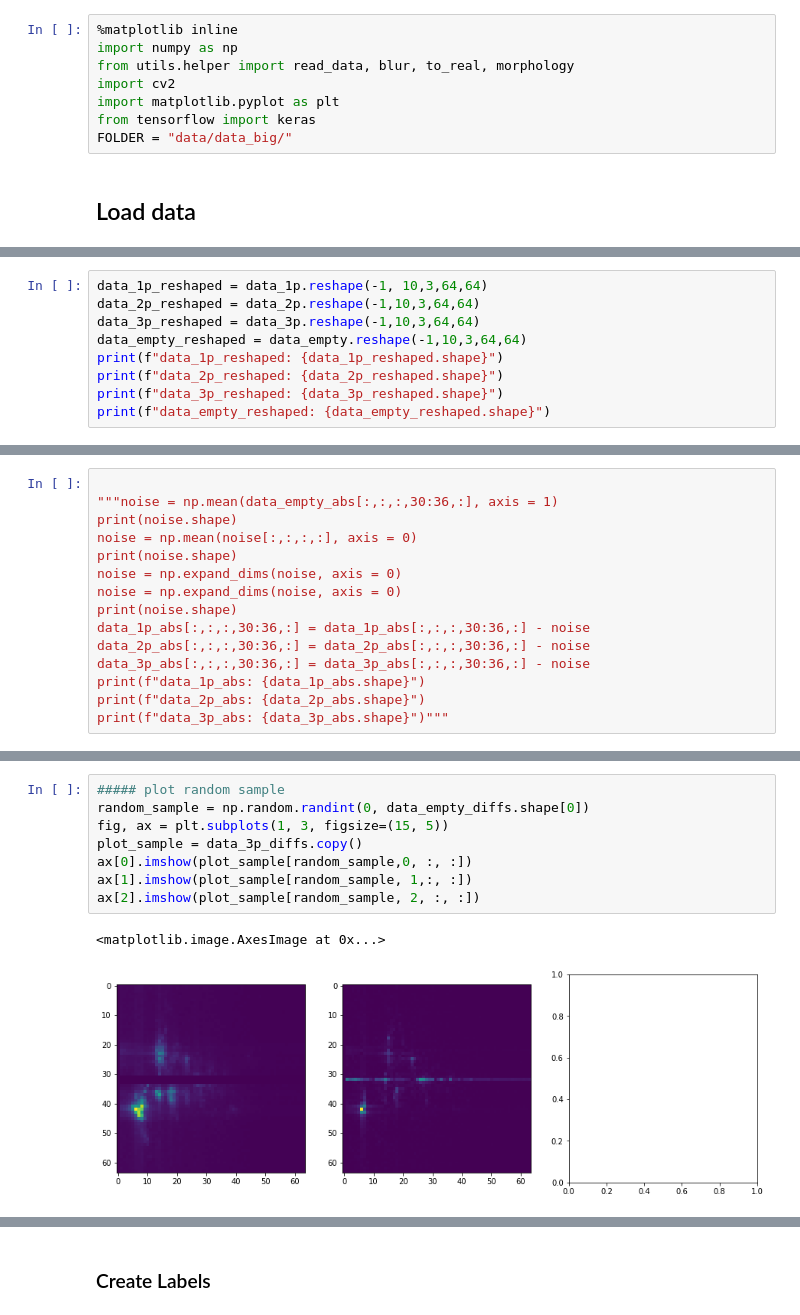
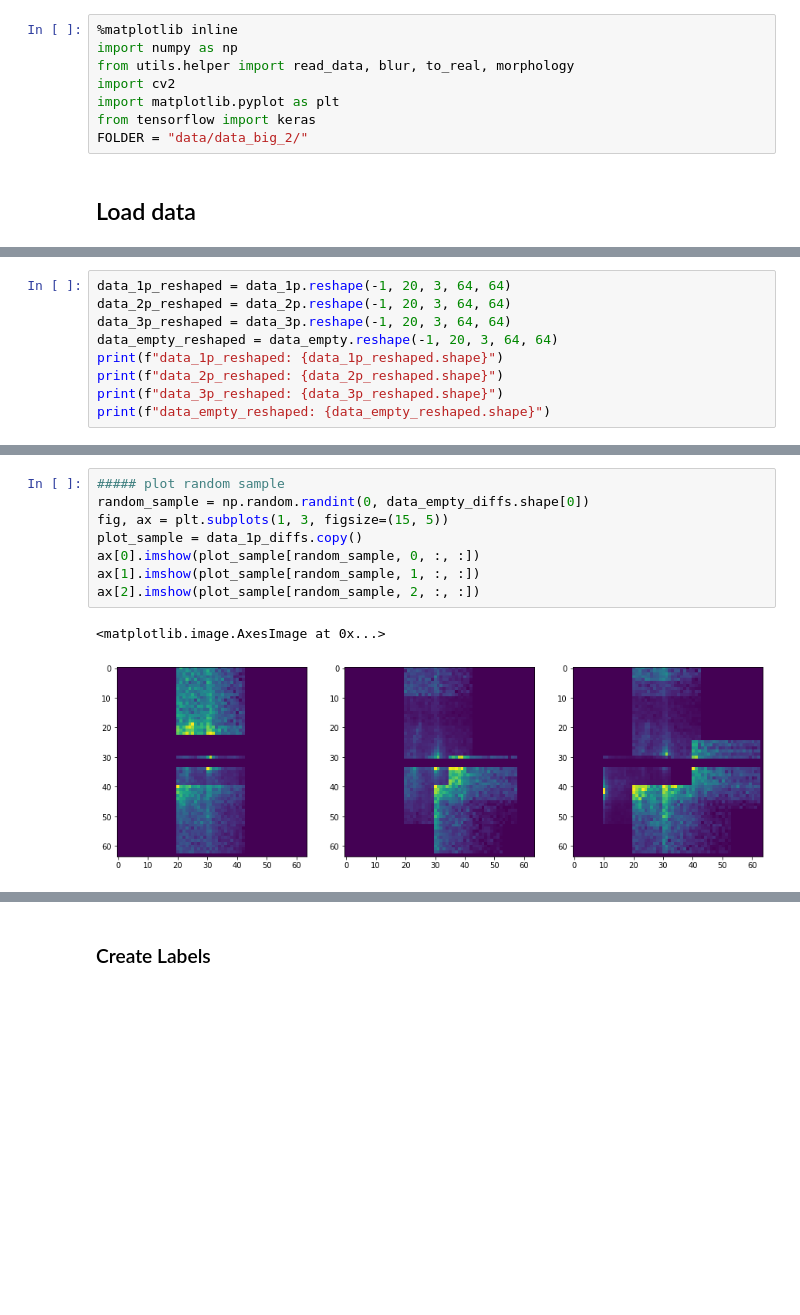
Before and after one commit to ml-lohi/hackathon-milan, a Jupyter notebook: submission/code/models_bamboo.ipynb, the cells around one changed output, grey strips where cells are left out. Saved outputs shown, nothing was run; the diff lists cells and outputs as text; blank space fills up the shorter version.

```diff
--- a/submission/code/models_bamboo.ipynb
+++ b/submission/code/models_bamboo.ipynb
@@ -9,7 +9,7 @@ from utils.helper import read_data, blur, to_real, morphology
 import cv2
 import matplotlib.pyplot as plt
 from tensorflow import keras
-FOLDER = "data/data_big/"
+FOLDER = "data/data_big_2/"
 # %% [markdown]
 ## Load data
 # %%
@@ -31,8 +31,8 @@ empty: (480, 5, 3, 64, 64)
 # %%
-data_1p_reshaped = data_1p.reshape(-1, 10,3,64,64)
-data_2p_reshaped = data_2p.reshape(-1,10,3,64,64)
-data_3p_reshaped = data_3p.reshape(-1,10,3,64,64)
-data_empty_reshaped = data_empty.reshape(-1,10,3,64,64)
+data_1p_reshaped = data_1p.reshape(-1, 20, 3, 64, 64)
+data_2p_reshaped = data_2p.reshape(-1, 20, 3, 64, 64)
+data_3p_reshaped = data_3p.reshape(-1, 20, 3, 64, 64)
+data_empty_reshaped = data_empty.reshape(-1, 20, 3, 64, 64)
 print(f"data_1p_reshaped: {data_1p_reshaped.shape}")
 print(f"data_2p_reshaped: {data_2p_reshaped.shape}")
 print(f"data_3p_reshaped: {data_3p_reshaped.shape}")
@@ -59,15 +58,0 @@ data_3p_abs: (240, 10, 3, 64, 64)
-# %%
-
-"""noise = np.mean(data_empty_abs[:,:,:,30:36,:], axis = 1)
-print(noise.shape)
-noise = np.mean(noise[:,:,:,:], axis = 0)
-print(noise.shape)
-noise = np.expand_dims(noise, axis = 0)
-noise = np.expand_dims(noise, axis = 0)
-print(noise.shape)
-data_1p_abs[:,:,:,30:36,:] = data_1p_abs[:,:,:,30:36,:] - noise
-data_2p_abs[:,:,:,30:36,:] = data_2p_abs[:,:,:,30:36,:] - noise
-data_3p_abs[:,:,:,30:36,:] = data_3p_abs[:,:,:,30:36,:] - noise
-print(f"data_1p_abs: {data_1p_abs.shape}")
-print(f"data_2p_abs: {data_2p_abs.shape}")
-print(f"data_3p_abs: {data_3p_abs.shape}")"""
@@ -174,12 +220,12 @@ data_3p_diffs: (240, 3, 64, 64)
 # %%
 ##### plot random sample
 random_sample = np.random.randint(0, data_empty_diffs.shape[0])
 fig, ax = plt.subplots(1, 3, figsize=(15, 5))
-plot_sample = data_3p_diffs.copy()
-ax[0].imshow(plot_sample[random_sample,0, :, :])
-ax[1].imshow(plot_sample[random_sample, 1,:, :])
+plot_sample = data_1p_diffs.copy()
+ax[0].imshow(plot_sample[random_sample, 0, :, :])
+ax[1].imshow(plot_sample[random_sample, 1, :, :])
 ax[2].imshow(plot_sample[random_sample, 2, :, :])
 # %% [output]
 <matplotlib.image.AxesImage at 0x...>
-[figure, old version]
+[figure, new version]
 # %%
```
Also changed, not shown: parts of 15 cells of this notebook.
